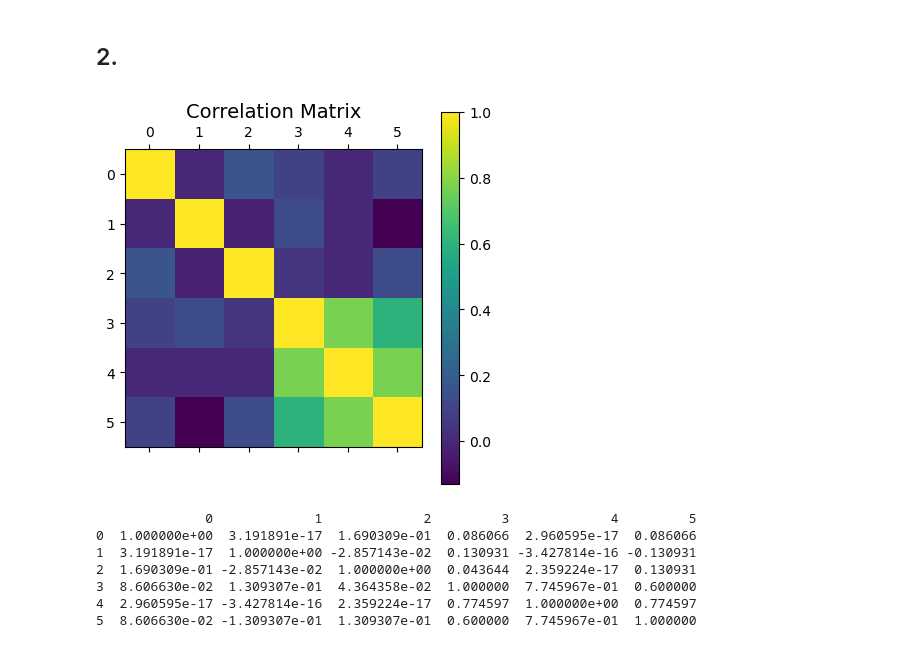
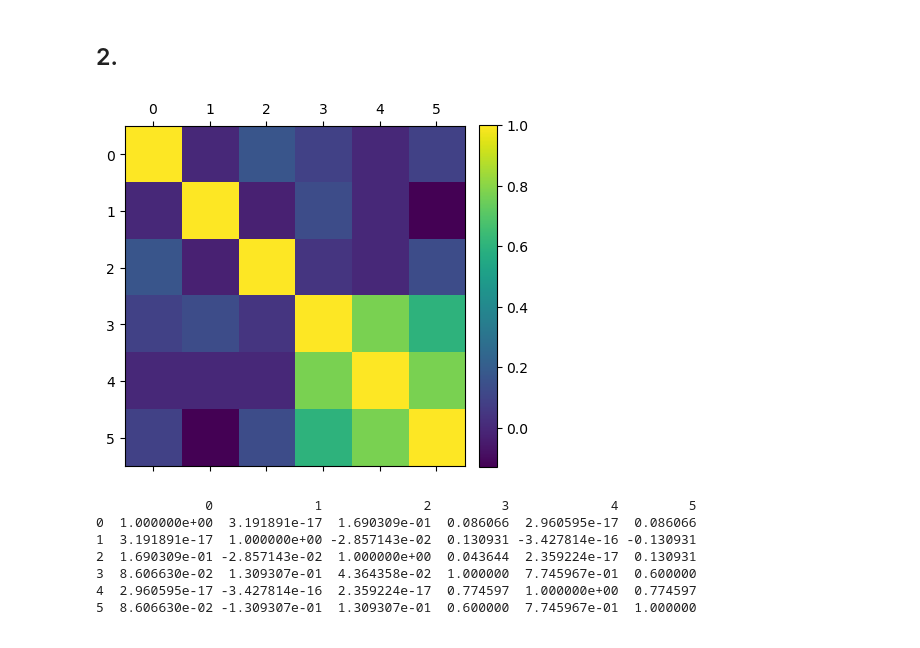
Before and after one commit to CharlesMHuang/Assignment-1-Legit, a Jupyter notebook: Assignment 1 Code.ipynb, the cells around one changed output. Saved outputs shown, nothing was run; the diff lists cells and outputs as text; code cells hidden in the pictures.

```diff
--- a/Assignment 1 Code.ipynb
+++ b/Assignment 1 Code.ipynb
@@ -140,12 +138,12 @@ plt.show()
 # %%
 # https://stackoverflow.com/questions/29432629/plot-correlation-matrix-using-pandas
 plt.matshow(pd.DataFrame(TC).corr())
-cb = plt.colorbar()
+cb = plt.colorbar(fraction=0.046, pad=0.04)
 cb.ax.tick_params()
-plt.title('Correlation Matrix', fontsize=14)
+# plt.title('Correlation Matrix', fontsize=14)
 plt.show()
 # %% [output]
-[figure, old version]
+[figure, new version]
 # %%
 print(pd.DataFrame(TC).corr())
 # %% [output]
```
Also changed, not shown: parts of 109 cells of this notebook, 20 other files.
